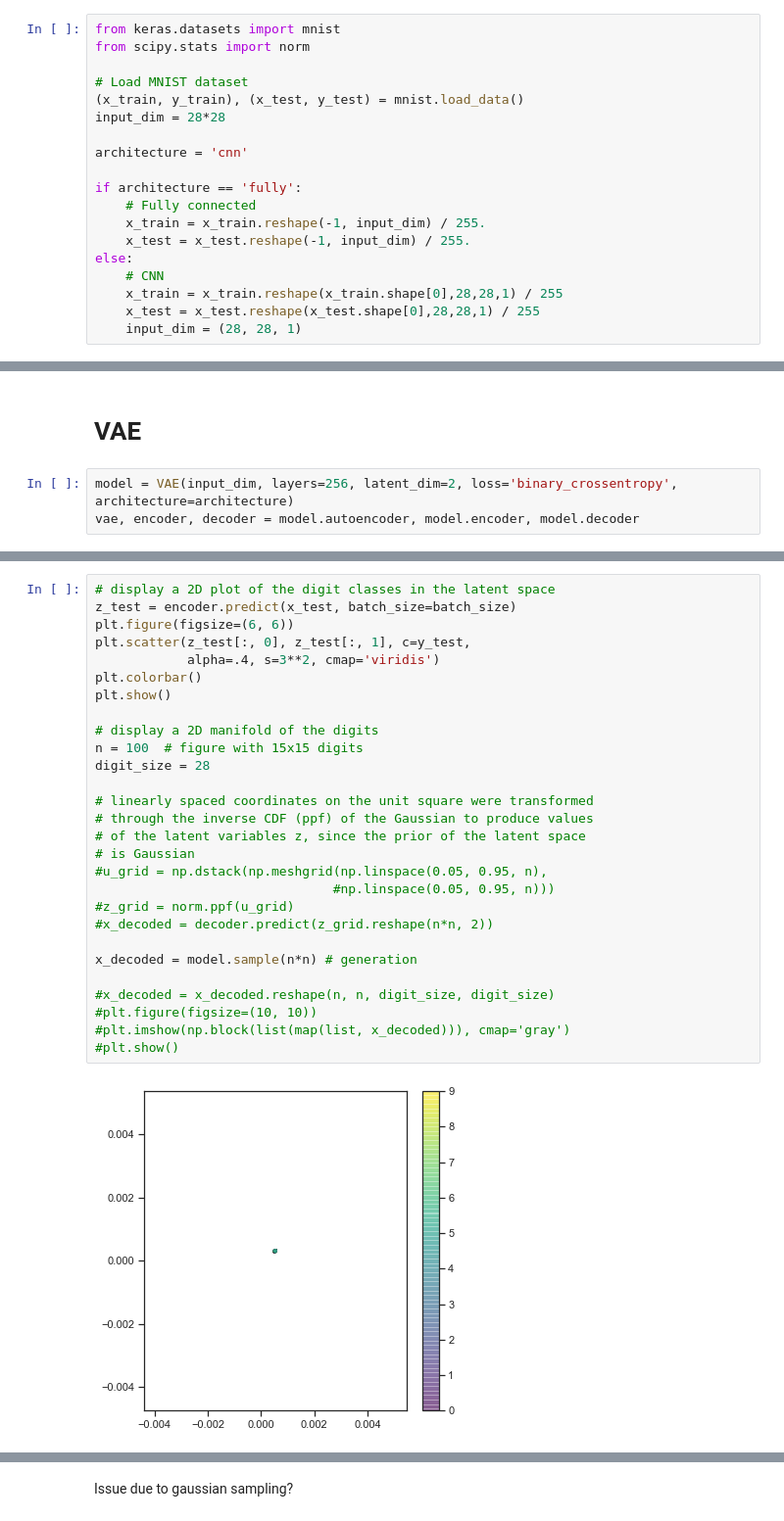
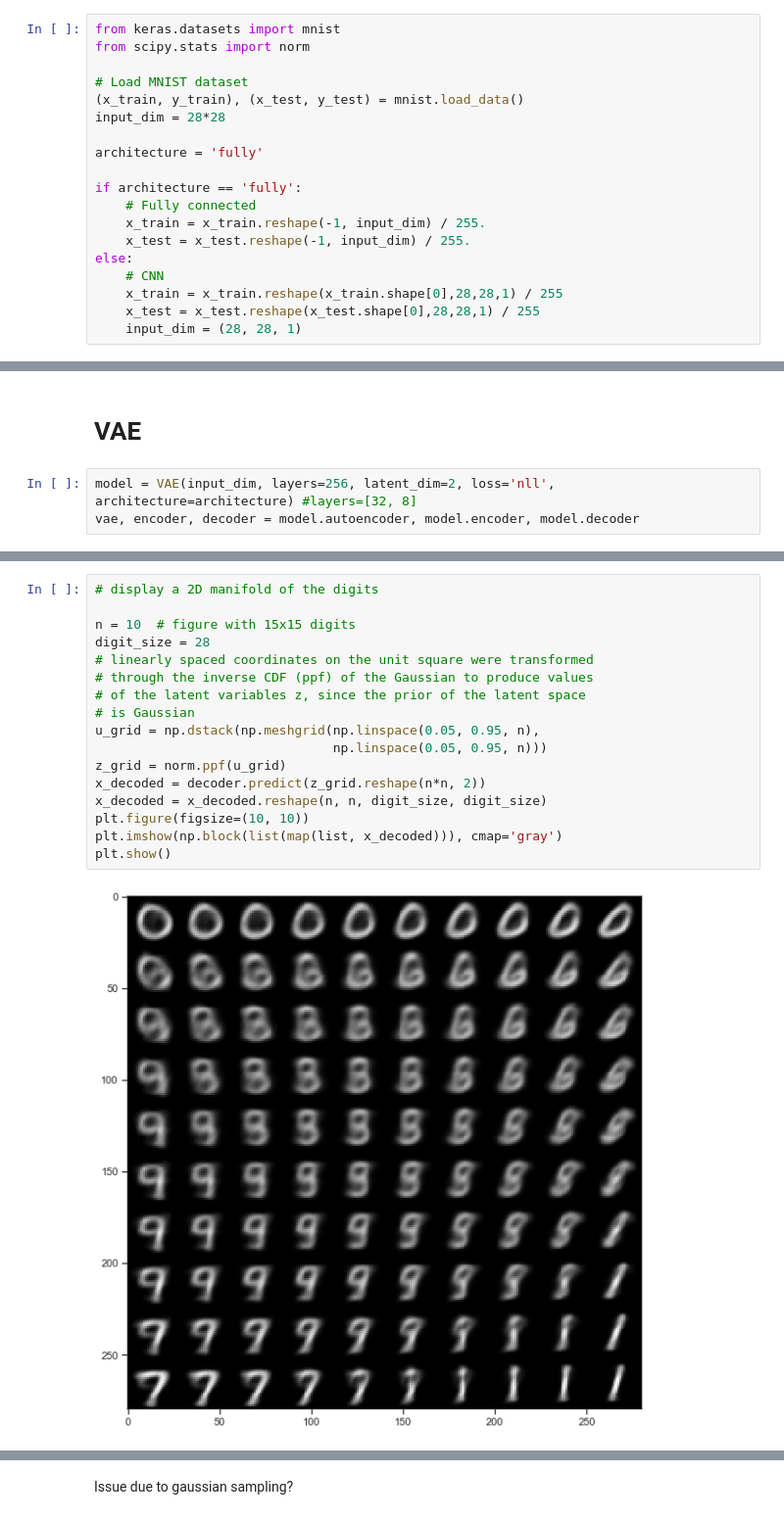
Before and after one commit to Didayolo/generators, a Jupyter notebook: vae_benchmark.ipynb, the cells around one changed output, grey strips where cells are left out. Shown at 98% size. Cells and saved outputs as stored; diff of their text form.

```diff
--- a/vae_benchmark.ipynb
+++ b/vae_benchmark.ipynb
@@ -171,7 +173,7 @@ from scipy.stats import norm
 (x_train, y_train), (x_test, y_test) = mnist.load_data()
 input_dim = 28*28
 
-architecture = 'cnn'
+architecture = 'fully'
 
 if architecture == 'fully':
     # Fully connected
@@ -195,5 +199,5 @@ def show(example, rotation=False, reshape=True):
 # %% [markdown]
 # VAE
 # %%
-model = VAE(input_dim, layers=256, latent_dim=2, loss='binary_crossentropy', architecture=architecture)
+model = VAE(input_dim, layers=256, latent_dim=2, loss='nll', architecture=architecture) #layers=[32, 8]
 vae, encoder, decoder = model.autoencoder, model.encoder, model.decoder
@@ -217,30 +253,19 @@ Epoch 1/1
 # %%
-# display a 2D plot of the digit classes in the latent space
-z_test = encoder.predict(x_test, batch_size=batch_size)
-plt.figure(figsize=(6, 6))
-plt.scatter(z_test[:, 0], z_test[:, 1], c=y_test,
-            alpha=.4, s=3**2, cmap='viridis')
-plt.colorbar()
-plt.show()
+# display a 2D manifold of the digits
 
-# display a 2D manifold of the digits
-n = 100  # figure with 15x15 digits
+n = 10  # figure with 15x15 digits
 digit_size = 28
-
 # linearly spaced coordinates on the unit square were transformed
 # through the inverse CDF (ppf) of the Gaussian to produce values
 # of the latent variables z, since the prior of the latent space
 # is Gaussian
-#u_grid = np.dstack(np.meshgrid(np.linspace(0.05, 0.95, n),
-                               #np.linspace(0.05, 0.95, n)))
-#z_grid = norm.ppf(u_grid)
-#x_decoded = decoder.predict(z_grid.reshape(n*n, 2))
-
-x_decoded = model.sample(n*n) # generation
-
-#x_decoded = x_decoded.reshape(n, n, digit_size, digit_size)
-#plt.figure(figsize=(10, 10))
-#plt.imshow(np.block(list(map(list, x_decoded))), cmap='gray')
-#plt.show()
+u_grid = np.dstack(np.meshgrid(np.linspace(0.05, 0.95, n),
+                               np.linspace(0.05, 0.95, n)))
+z_grid = norm.ppf(u_grid)
+x_decoded = decoder.predict(z_grid.reshape(n*n, 2))
+x_decoded = x_decoded.reshape(n, n, digit_size, digit_size)
+plt.figure(figsize=(10, 10))
+plt.imshow(np.block(list(map(list, x_decoded))), cmap='gray')
+plt.show()
 # %% [output]
-[figure, old version]
+[figure, new version]
```
Also changed, not shown: parts of 22 cells of this notebook.
